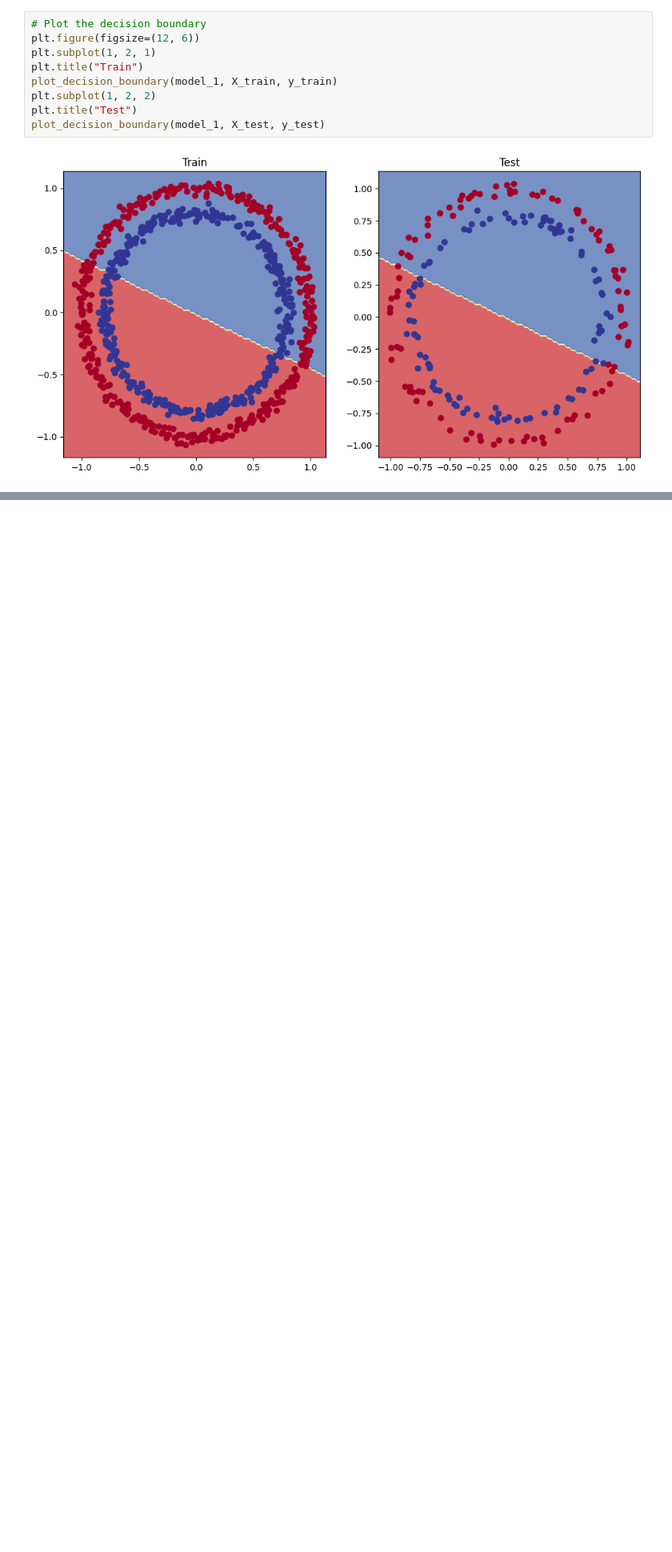
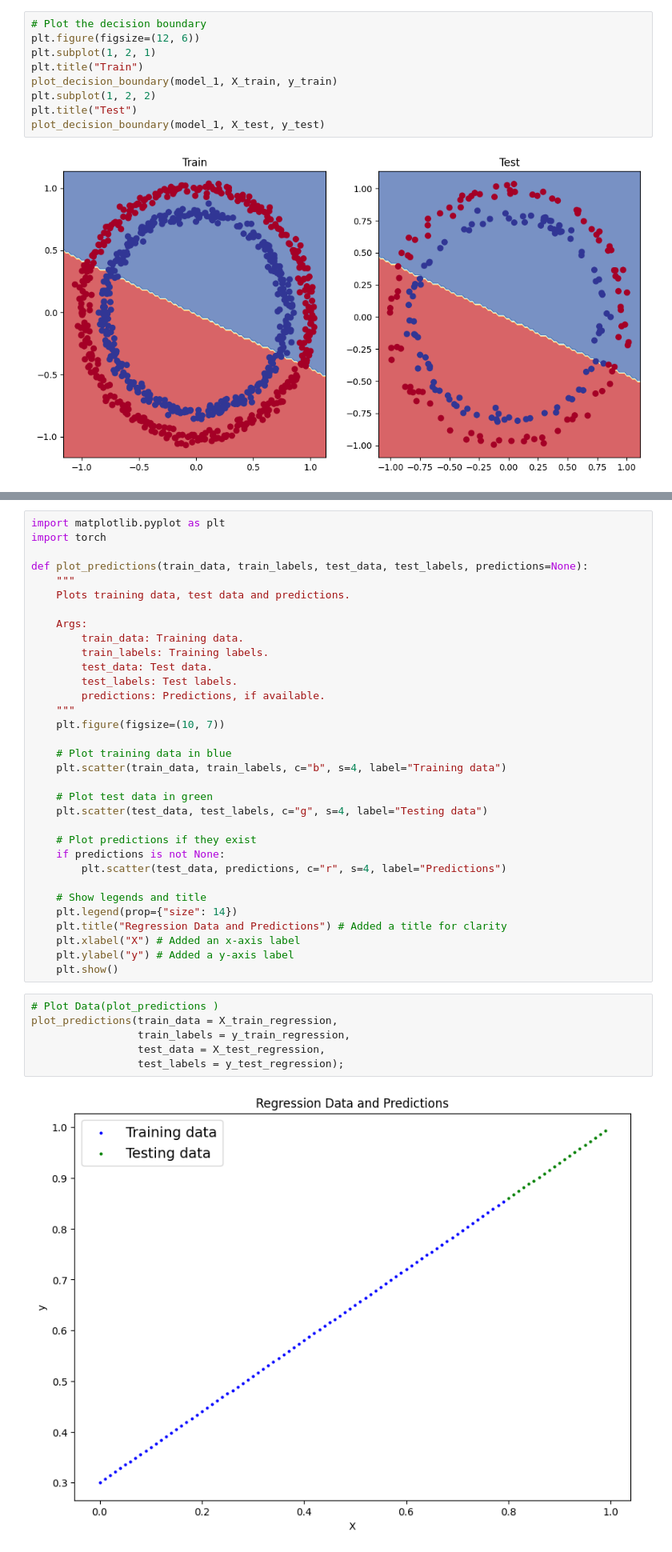
Before and after one commit to EngrIBGIT/Classification_With_PyTorch, a Jupyter notebook: Neural_Network_Classification_With_PyTorch.ipynb, the cells around one changed output, grey strips where cells are left out. Shown at 80% size. Cells and saved outputs as stored; diff of their text form; blank space fills up the shorter version.

```diff
--- a/Neural_Network_Classification_With_PyTorch.ipynb
+++ b/Neural_Network_Classification_With_PyTorch.ipynb
@@ -683,0 +730,41 @@ plot_decision_boundary(model_1, X_test, y_test)
+# %%
+import matplotlib.pyplot as plt
+import torch
+
+def plot_predictions(train_data, train_labels, test_data, test_labels, predictions=None):
+    """
+    Plots training data, test data and predictions.
+
+    Args:
+        train_data: Training data.
+        train_labels: Training labels.
+        test_data: Test data.
+        test_labels: Test labels.
+        predictions: Predictions, if available.
+    """
+    plt.figure(figsize=(10, 7))
+
+    # Plot training data in blue
+    plt.scatter(train_data, train_labels, c="b", s=4, label="Training data")
+
+    # Plot test data in green
+    plt.scatter(test_data, test_labels, c="g", s=4, label="Testing data")
+
+    # Plot predictions if they exist
+    if predictions is not None:
+        plt.scatter(test_data, predictions, c="r", s=4, label="Predictions")
+
+    # Show legends and title
+    plt.legend(prop={"size": 14})
+    plt.title("Regression Data and Predictions") # Added a title for clarity
+    plt.xlabel("X") # Added an x-axis label
+    plt.ylabel("y") # Added a y-axis label
+    plt.show()
+# %%
+# Plot Data(plot_predictions )
+plot_predictions(train_data = X_train_regression,
+                 train_labels = y_train_regression,
+                 test_data = X_test_regression,
+                 test_labels = y_test_regression);
+# %% [output]
+[figure, added]
```
Also changed, not shown: parts of 9 cells of this notebook.
